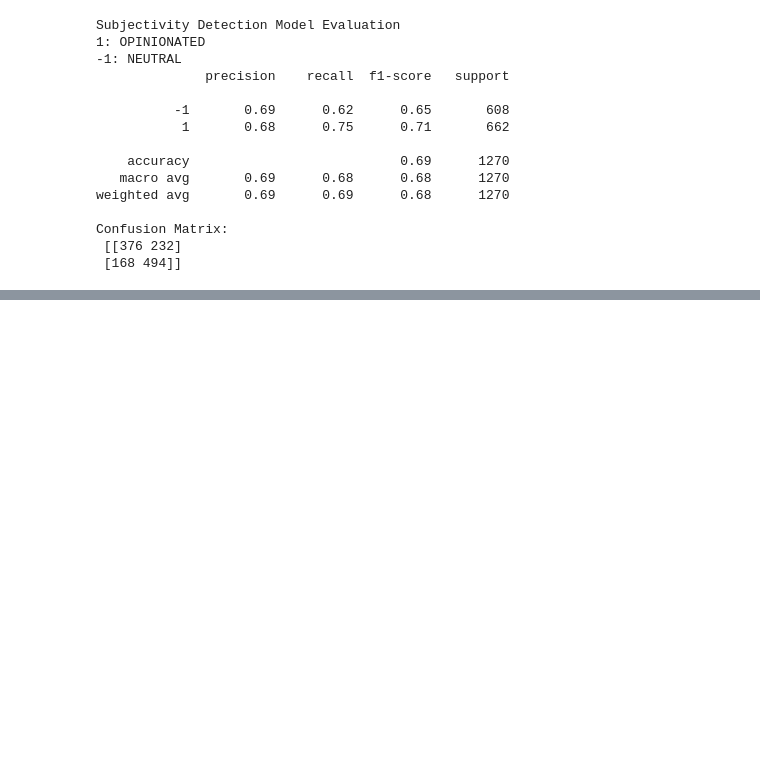
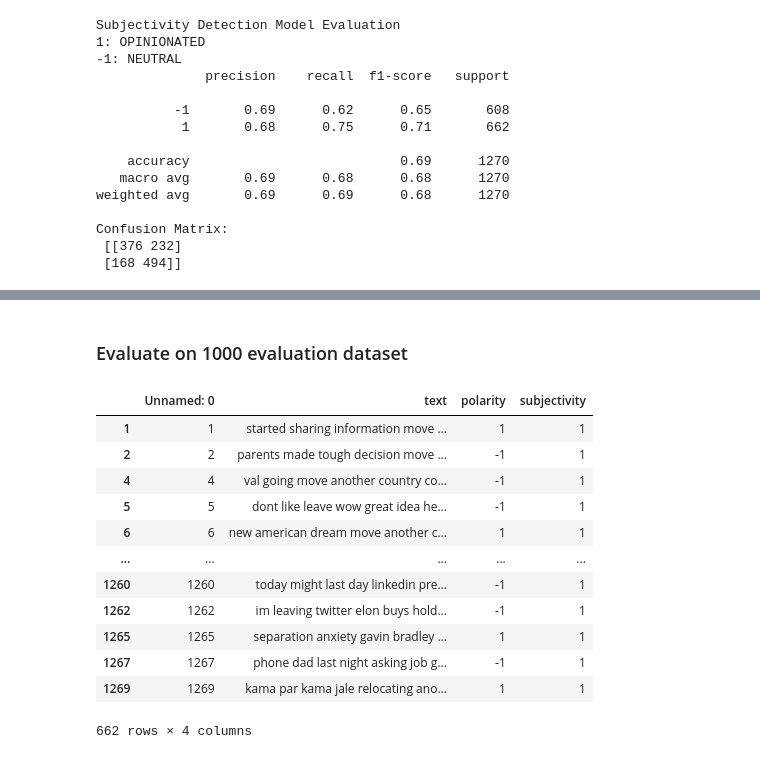
Before and after one commit to md-zaki/CZ4034_IR_Group_Project, a Jupyter notebook: models/NB.ipynb, the cells around one changed output, grey strips where cells are left out. Cells and saved outputs as stored; diff of their text form; code cells hidden in the pictures; blank space fills up the shorter version.

```diff
--- a/models/NB.ipynb
+++ b/models/NB.ipynb
@@ -109,0 +144,20 @@ Confusion Matrix:
+# %% [markdown]
+### Evaluate on 1000 evaluation dataset
+# %%
+test_cases = pd.read_csv('../data_cleaning/preprocessed_eval_1000.csv')
+test_cases = test_cases[test_cases['polarity']!=0]
+test_cases
+# %% [output]
+|  | Unnamed: 0 | text | polarity | subjectivity |
+| 1 | 1 | started sharing information move ... | 1 | 1 |
+| 2 | 2 | parents made tough decision move ... | -1 | 1 |
+| 4 | 4 | val going move another country co... | -1 | 1 |
+| 5 | 5 | dont like leave wow great idea he... | -1 | 1 |
+| 6 | 6 | new american dream move another c... | 1 | 1 |
+| ... | ... | ... | ... | ... |
+| 1260 | 1260 | today might last day linkedin pre... | -1 | 1 |
+| 1262 | 1262 | im leaving twitter elon buys hold... | -1 | 1 |
+| 1265 | 1265 | separation anxiety gavin bradley ... | 1 | 1 |
+| 1267 | 1267 | phone dad last night asking job g... | -1 | 1 |
+| 1269 | 1269 | kama par kama jale relocating ano... | 1 | 1 |
+662 rows × 4 columns
```
Also changed, not shown: parts of 11 cells of this notebook, 2 other files.
